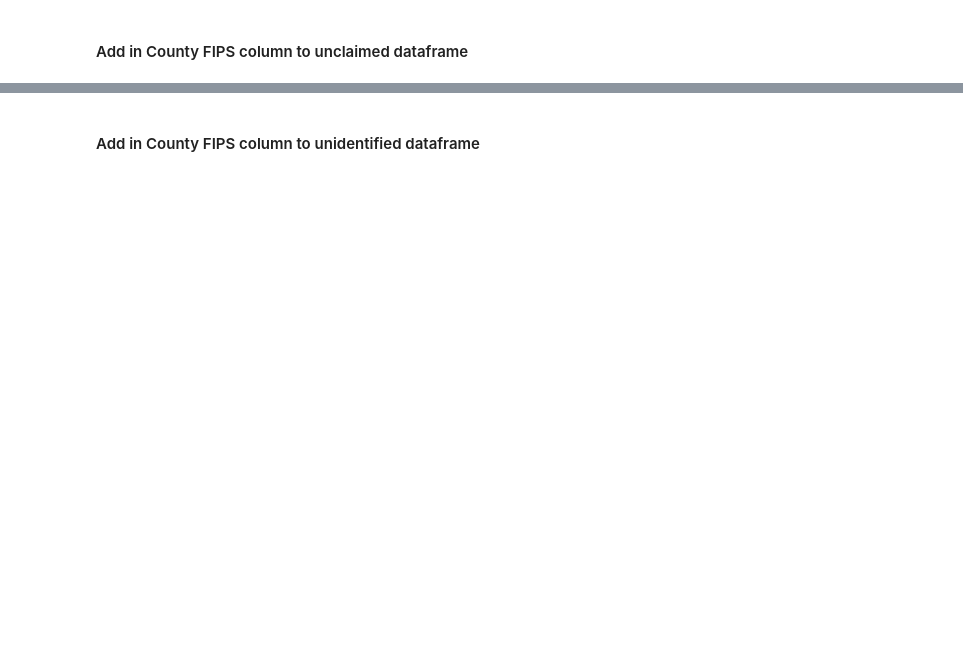
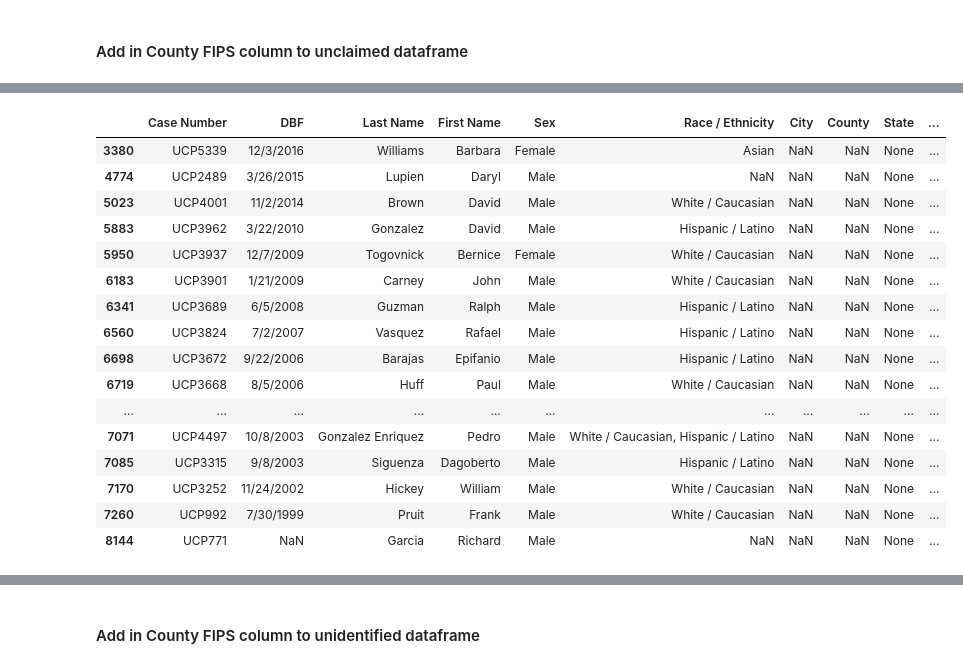
Before and after one commit to Christopher-Pierson/The-Lost-People, a Jupyter notebook: data/Data_mgmt.ipynb, the cells around one changed output, grey strips where cells are left out. Cells and saved outputs as stored; diff of their text form; code cells hidden in the pictures; blank space fills up the shorter version.

```diff
--- a/data/Data_mgmt.ipynb
+++ b/data/Data_mgmt.ipynb
@@ -879,0 +736,4 @@ len(county_centroids_df)
+# %%
+# sort county centroids by state FIPS
+county_centroids_df = county_centroids_df.sort_values(by=['STATEFP'])
+county_centroids_df.head()
@@ -941,0 +1015,4 @@ unclaimed_df.head()
+# %%
+# # change NaN State name (for cases with no city or county or state) to 'None'
+unclaimed_df['State'] = unclaimed_df['State'].fillna('None')
+unclaimed_df.head()
@@ -941,0 +1026,23 @@ unclaimed_df.head()
+# %%
+## Double check re-assigned values
+unc_state_test_2_df = unclaimed_df.loc[unclaimed_df['State']=='None']
+unc_state_test_2_df
+# len(unc_state_test_2_df)
+# %% [output]
+|  | Case Number | DBF | Last Name | First Name | Sex | Race / Ethnicity | City | County | State | ... |
+| 3380 | UCP5339 | 12/3/2016 | Williams | Barbara | Female | Asian | NaN | NaN | None | ... |
+| 4774 | UCP2489 | 3/26/2015 | Lupien | Daryl | Male | NaN | NaN | NaN | None | ... |
+| 5023 | UCP4001 | 11/2/2014 | Brown | David | Male | White / Caucasian | NaN | NaN | None | ... |
+| 5883 | UCP3962 | 3/22/2010 | Gonzalez | David | Male | Hispanic / Latino | NaN | NaN | None | ... |
+| 5950 | UCP3937 | 12/7/2009 | Togovnick | Bernice | Female | White / Caucasian | NaN | NaN | None | ... |
+| 6183 | UCP3901 | 1/21/2009 | Carney | John | Male | White / Caucasian | NaN | NaN | None | ... |
+| 6341 | UCP3689 | 6/5/2008 | Guzman | Ralph | Male | Hispanic / Latino | NaN | NaN | None | ... |
+| 6560 | UCP3824 | 7/2/2007 | Vasquez | Rafael | Male | Hispanic / Latino | NaN | NaN | None | ... |
+| 6698 | UCP3672 | 9/22/2006 | Barajas | Epifanio | Male | Hispanic / Latino | NaN | NaN | None | ... |
+| 6719 | UCP3668 | 8/5/2006 | Huff | Paul | Male | White / Caucasian | NaN | NaN | None | ... |
+| ... | ... | ... | ... | ... | ... | ... | ... | ... | ... | ... |
+| 7071 | UCP4497 | 10/8/2003 | Gonzalez Enriquez | Pedro | Male | White / Caucasian, Hispanic / Latino | NaN | NaN | None | ... |
+| 7085 | UCP3315 | 9/8/2003 | Siguenza | Dagoberto | Male | Hispanic / Latino | NaN | NaN | None | ... |
+| 7170 | UCP3252 | 11/24/2002 | Hickey | William | Male | White / Caucasian | NaN | NaN | None | ... |
+| 7260 | UCP992 | 7/30/1999 | Pruit | Frank | Male | White / Caucasian | NaN | NaN | None | ... |
+| 8144 | UCP771 | NaN | Garcia | Richard | Male | NaN | NaN | NaN | None | ... |
```
Also changed, not shown: parts of 122 cells of this notebook, 2 other files.
